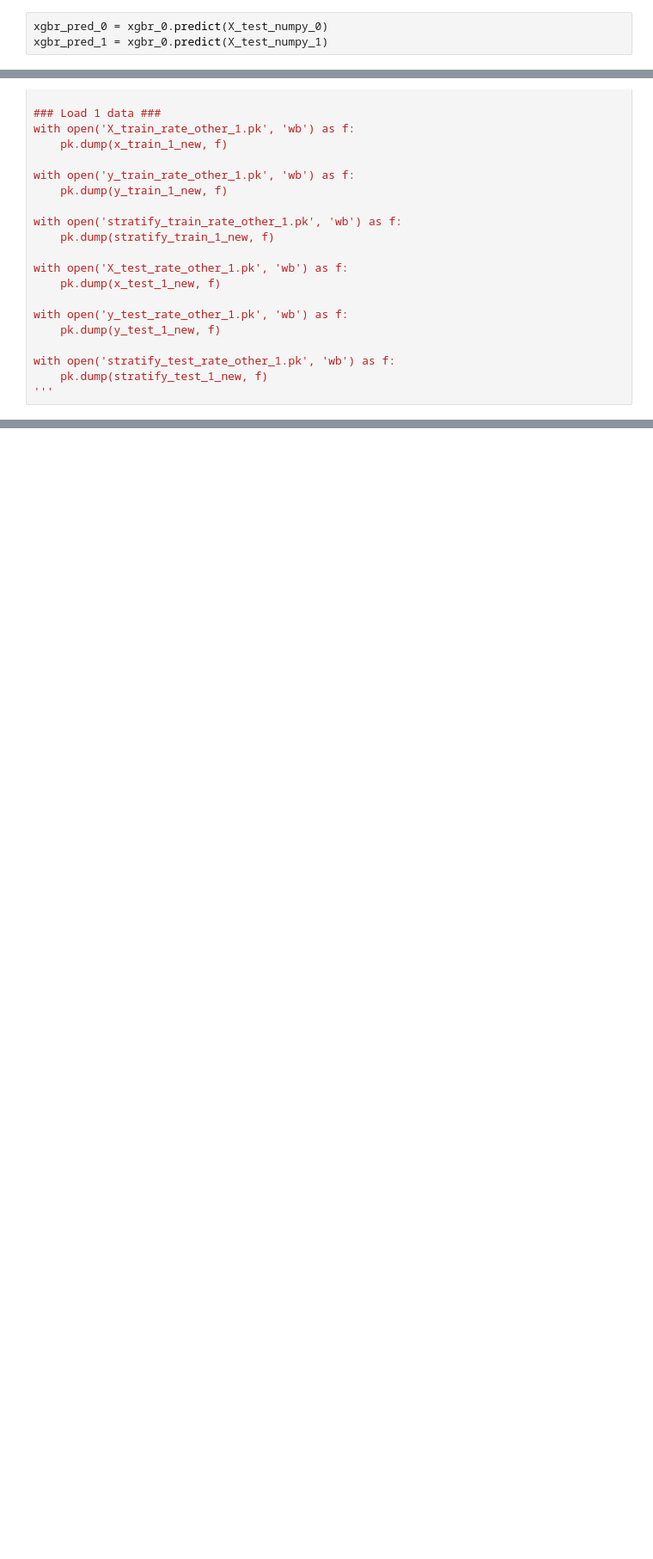
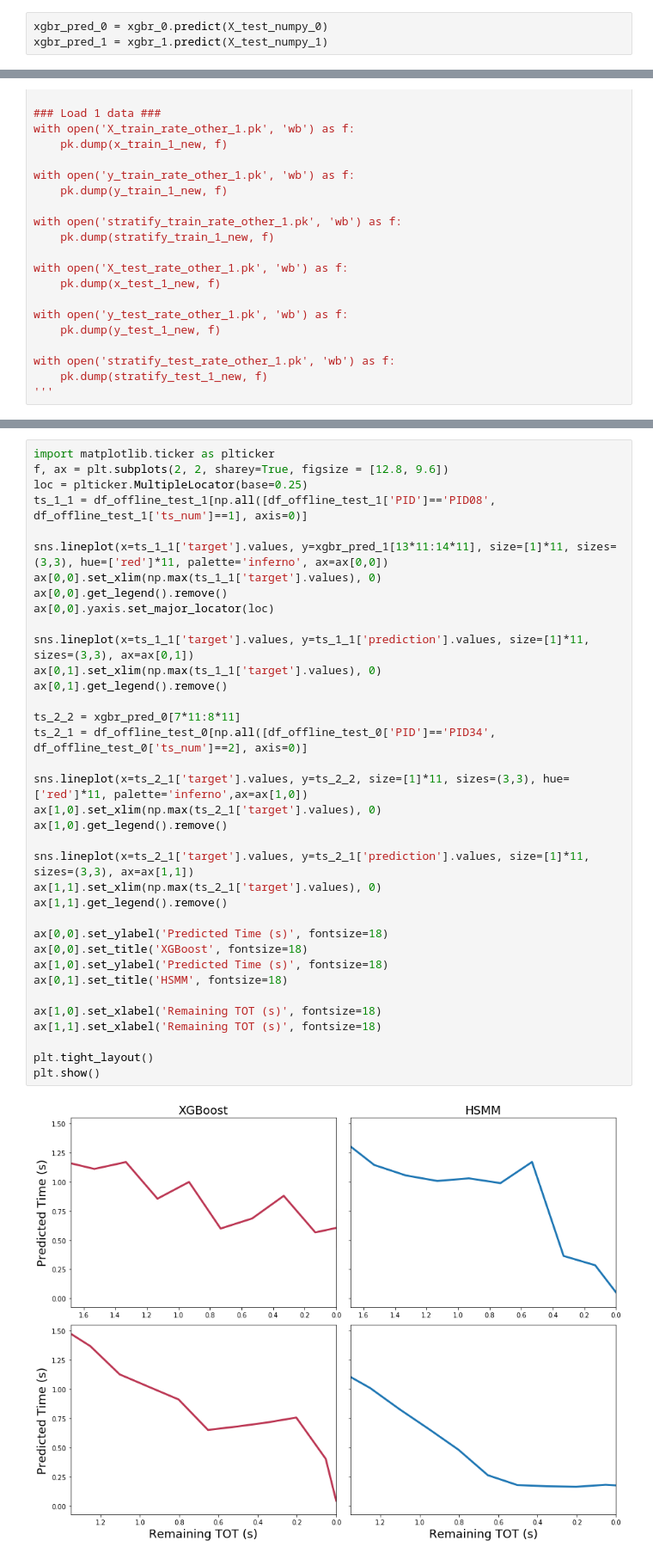
Before and after one commit to FeardaMeow/HSMM, a Jupyter notebook: Results.ipynb, the cells around one changed output, grey strips where cells are left out. Shown at 86% size. Drawn from its saved outputs; the diff is of its cells as text; blank space fills up the shorter version.

```diff
--- a/Results.ipynb
+++ b/Results.ipynb
@@ -828,7 +820,7 @@ print(np.mean(test_xgbr_results), np.std(test_xgbr_results))
 0.2826062994815024 0.24688323395416065
 # %%
 xgbr_pred_0 = xgbr_0.predict(X_test_numpy_0)
-xgbr_pred_1 = xgbr_0.predict(X_test_numpy_1)
+xgbr_pred_1 = xgbr_1.predict(X_test_numpy_1)
 # %%
 pdf = PdfPages("pred_results_offline_xgboost_0.pdf")
 
@@ -939,0 +969,38 @@ with open('stratify_test_rate_other_1.pk', 'wb') as f:
+# %%
+import matplotlib.ticker as plticker
+f, ax = plt.subplots(2, 2, sharey=True, figsize = [12.8, 9.6])
+loc = plticker.MultipleLocator(base=0.25)
+ts_1_1 = df_offline_test_1[np.all([df_offline_test_1['PID']=='PID08', df_offline_test_1['ts_num']==1], axis=0)]
+
+sns.lineplot(x=ts_1_1['target'].values, y=xgbr_pred_1[13*11:14*11], size=[1]*11, sizes=(3,3), hue=['red']*11, palette='inferno', ax=ax[0,0])
+ax[0,0].set_xlim(np.max(ts_1_1['target'].values), 0)
+ax[0,0].get_legend().remove()
+ax[0,0].yaxis.set_major_locator(loc)
+
+sns.lineplot(x=ts_1_1['target'].values, y=ts_1_1['prediction'].values, size=[1]*11, sizes=(3,3), ax=ax[0,1])
+ax[0,1].set_xlim(np.max(ts_1_1['target'].values), 0)
+ax[0,1].get_legend().remove()
+
+ts_2_2 = xgbr_pred_0[7*11:8*11]
+ts_2_1 = df_offline_test_0[np.all([df_offline_test_0['PID']=='PID34', df_offline_test_0['ts_num']==2], axis=0)]
+
+sns.lineplot(x=ts_2_1['target'].values, y=ts_2_2, size=[1]*11, sizes=(3,3), hue=['red']*11, palette='inferno',ax=ax[1,0])
+ax[1,0].set_xlim(np.max(ts_2_1['target'].values), 0)
+ax[1,0].get_legend().remove()
+
+sns.lineplot(x=ts_2_1['target'].values, y=ts_2_1['prediction'].values, size=[1]*11, sizes=(3,3), ax=ax[1,1])
+ax[1,1].set_xlim(np.max(ts_2_1['target'].values), 0)
+ax[1,1].get_legend().remove()
+
+ax[0,0].set_ylabel('Predicted Time (s)', fontsize=18)
+ax[0,0].set_title('XGBoost', fontsize=18)
+ax[1,0].set_ylabel('Predicted Time (s)', fontsize=18)
+ax[0,1].set_title('HSMM', fontsize=18)
+
+ax[1,0].set_xlabel('Remaining TOT (s)', fontsize=18)
+ax[1,1].set_xlabel('Remaining TOT (s)', fontsize=18)
+
+plt.tight_layout()
+plt.show()
+# %% [output]
+[figure, added]
```
Also changed, not shown: parts of 28 cells of this notebook.
